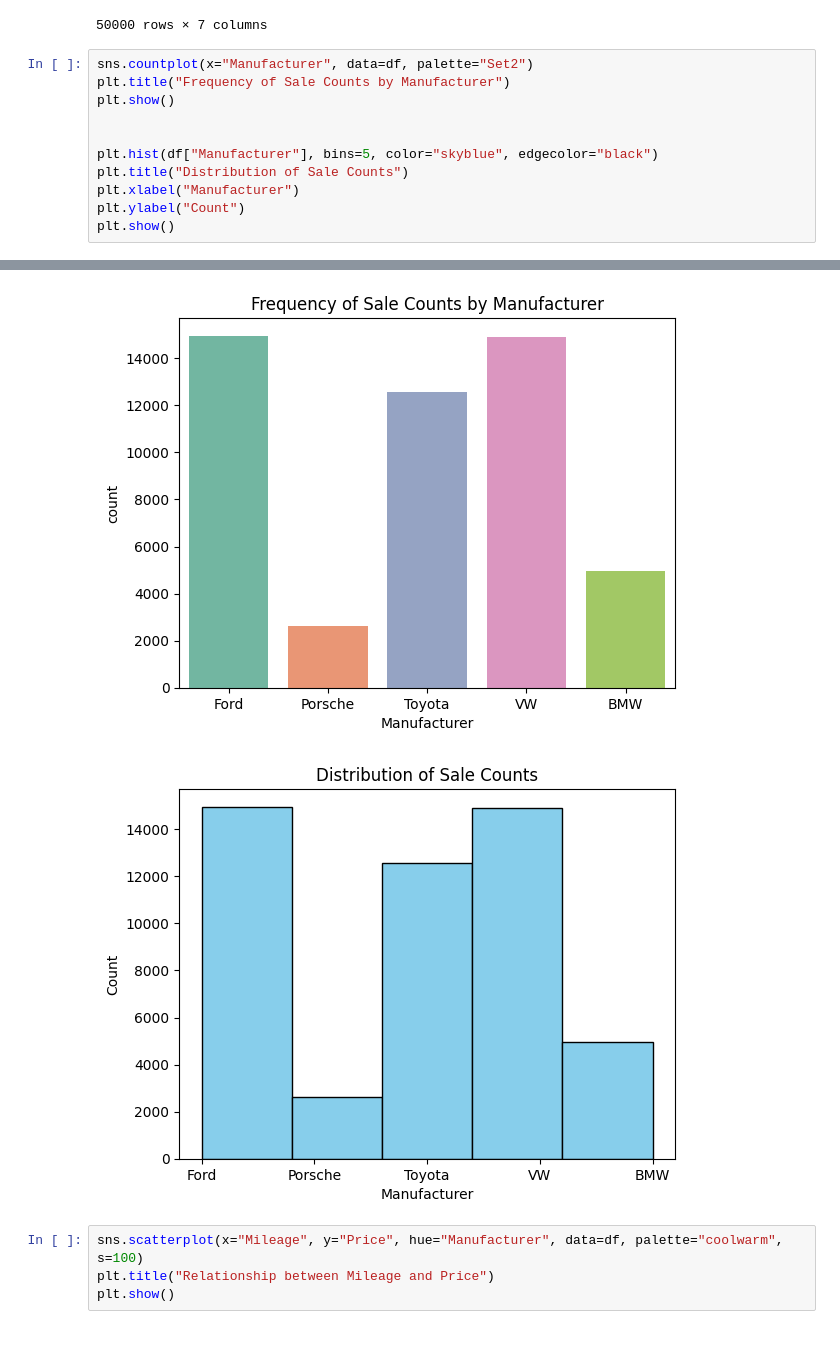
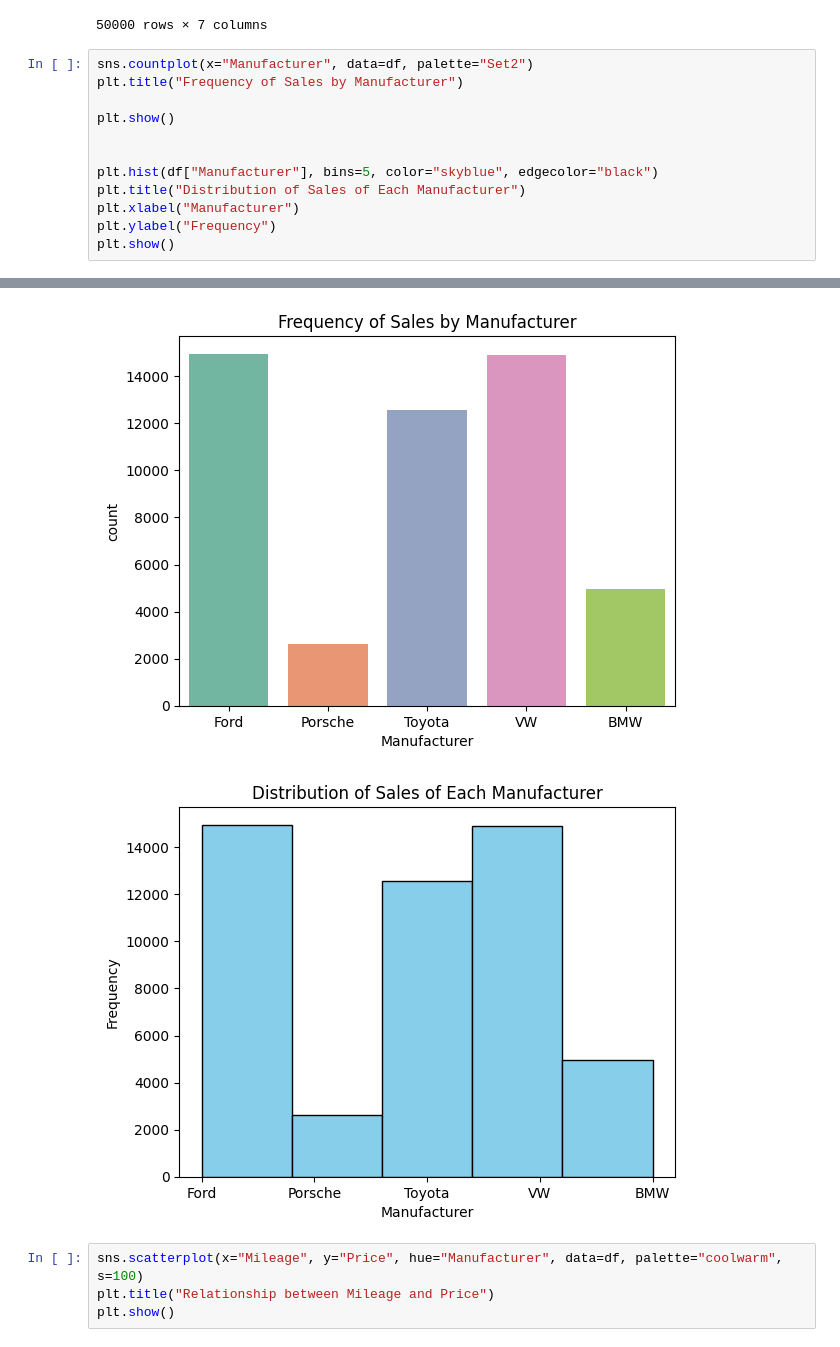
Before and after one commit to JelanAngeloBLoy-a/CPE-031-Visualization-and-Data-Analysis, a Jupyter notebook: Hands_On_Activity_9___Exploring_Data_Visually.ipynb, the cells around one changed output, grey strips where cells are left out. Drawn from its saved outputs; the diff is of its cells as text.

```diff
--- a/Hands_On_Activity_9___Exploring_Data_Visually.ipynb
+++ b/Hands_On_Activity_9___Exploring_Data_Visually.ipynb
@@ -296,21 +296,22 @@ df
 50000 rows × 7 columns
 # %%
 sns.countplot(x="Manufacturer", data=df, palette="Set2")
-plt.title("Frequency of Sale Counts by Manufacturer")
+plt.title("Frequency of Sales by Manufacturer")
+
 plt.show()
 
 
 plt.hist(df["Manufacturer"], bins=5, color="skyblue", edgecolor="black")
-plt.title("Distribution of Sale Counts")
+plt.title("Distribution of Sales of Each Manufacturer")
 plt.xlabel("Manufacturer")
-plt.ylabel("Count")
+plt.ylabel("Frequency")
 plt.show()
 # %% [output]
 Passing `palette` without assigning `hue` is deprecated and will be removed in v0.14.0. Assign the `x` variable to `hue` and set `legend=False` for the same effect.
 
   sns.countplot(x="Manufacturer", data=df, palette="Set2")
-[figure, old version]
+[figure, new version]
-[figure, old version]
+[figure, new version]
 # %%
 sns.scatterplot(x="Mileage", y="Price", hue="Manufacturer", data=df, palette="coolwarm", s=100)
 plt.title("Relationship between Mileage and Price")
```
